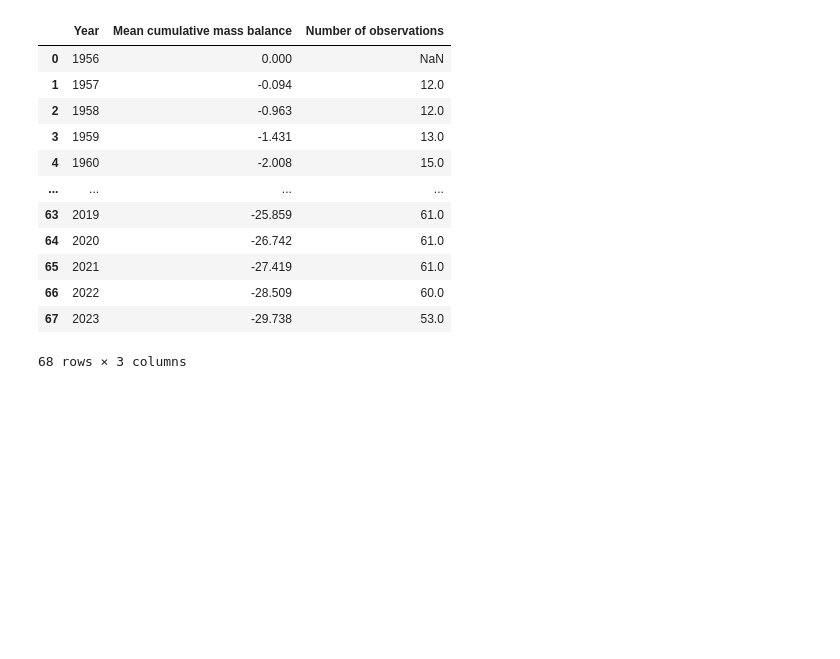
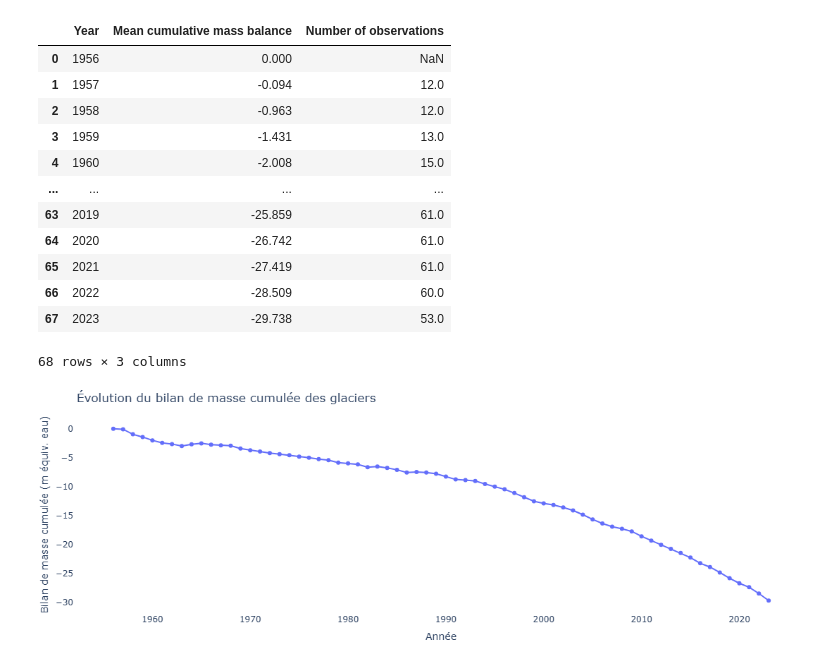
Before and after one commit to Juliendnte/OceanState_Analysis, a Jupyter notebook: oceanstate_analysis/notebooks/exploratory/glaciermelting.ipynb, the cells around one changed output. Drawn from its saved outputs; the diff is of its cells as text; code cells hidden in the pictures; blank space fills up the shorter version.

```diff
--- a/oceanstate_analysis/notebooks/exploratory/glaciermelting.ipynb
+++ b/oceanstate_analysis/notebooks/exploratory/glaciermelting.ipynb
@@ -23,3 +23,27 @@ df
 | 66 | 2022 | -28.509 | 60.0 |
 | 67 | 2023 | -29.738 | 53.0 |
 68 rows × 3 columns
+# %%
+# Évolution du bilan de masse cumulée des glaciers
+import plotly.express as px
+
+fig = px.line(
+    df,
+    x="Year",
+    y="Mean cumulative mass balance",
+    markers=True,
+    title="Évolution du bilan de masse cumulée des glaciers",
+    labels={
+        "Year": "Année",
+        "Mean cumulative mass balance": "Bilan de masse cumulée (m équiv. eau)"
+    }
+)
+
+fig.update_layout(
+    margin={"r":0, "t":40, "l":0, "b":0},
+    plot_bgcolor="white"
+)
+
+fig.show()
+# %% [output]
+[figure, added]
```
Also changed, not shown: parts of 1 cell of this notebook, 6 other files.
